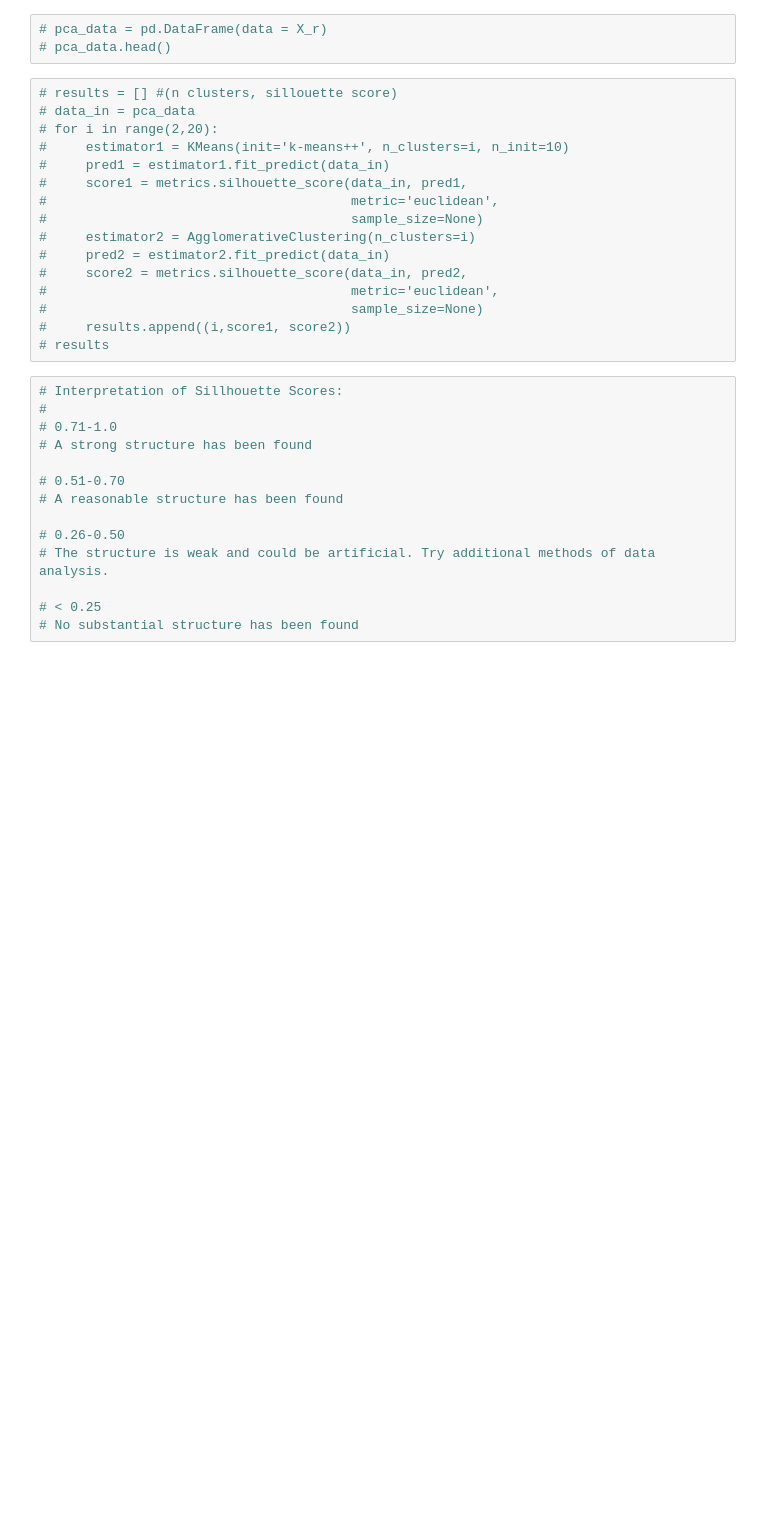
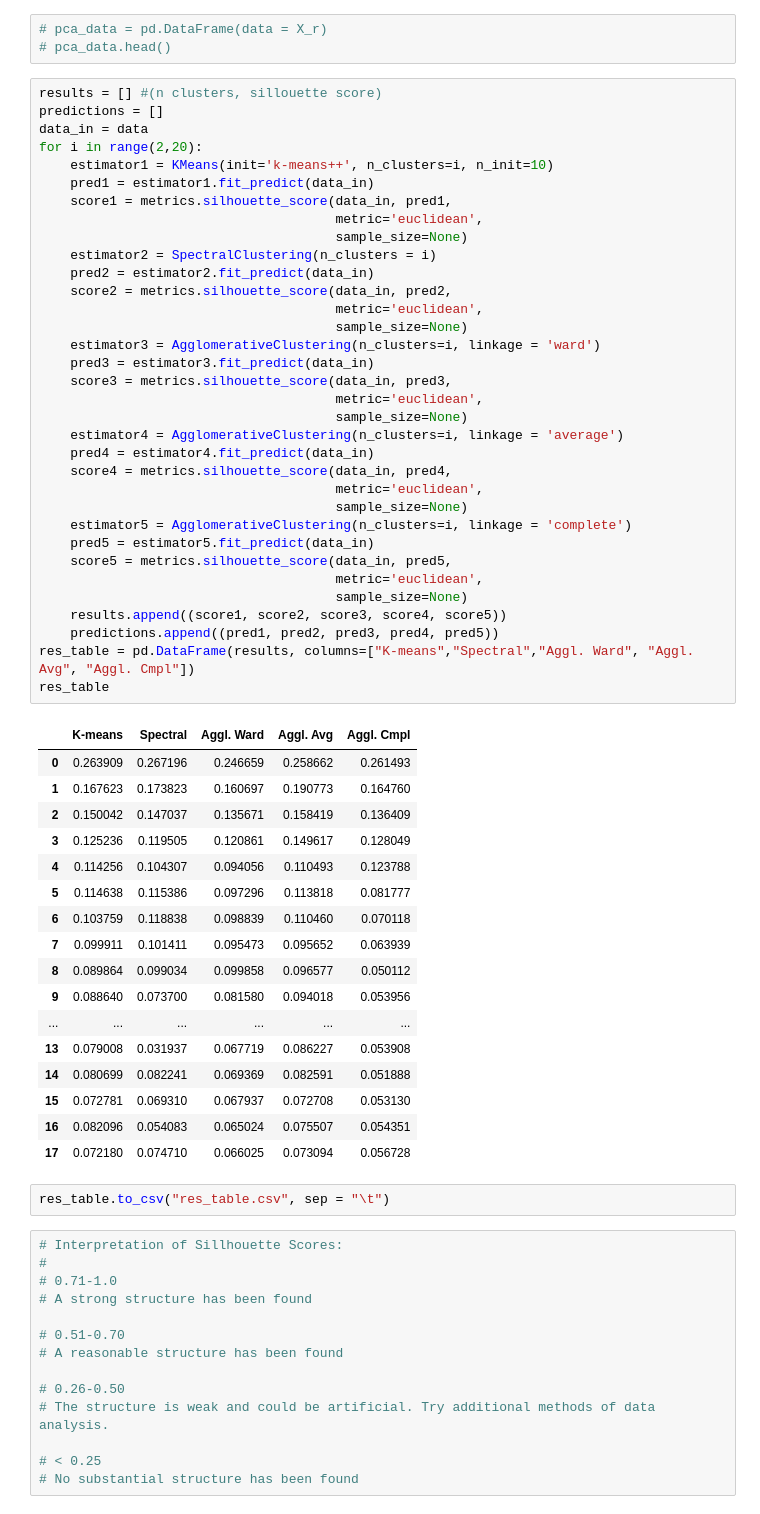
Before and after one commit to CornellDataScience/Social-Tribes, a Jupyter notebook: Danny_nb.ipynb, the cells around one changed output. Saved outputs shown, nothing was run; the diff lists cells and outputs as text; blank space fills up the shorter version.

Commit message:
more progress on analysis and generating results

```diff
--- a/Danny_nb.ipynb
+++ b/Danny_nb.ipynb
@@ -34,21 +34,59 @@ plt.show()
 # pca_data = pd.DataFrame(data = X_r)
 # pca_data.head()
 # %%
-# results = [] #(n clusters, sillouette score)
-# data_in = pca_data
-# for i in range(2,20):
-#     estimator1 = KMeans(init='k-means++', n_clusters=i, n_init=10)
-#     pred1 = estimator1.fit_predict(data_in)
-#     score1 = metrics.silhouette_score(data_in, pred1,
-#                                       metric='euclidean',
-#                                       sample_size=None)
-#     estimator2 = AgglomerativeClustering(n_clusters=i)
-#     pred2 = estimator2.fit_predict(data_in)
-#     score2 = metrics.silhouette_score(data_in, pred2,
-#                                       metric='euclidean',
-#                                       sample_size=None)
-#     results.append((i,score1, score2))
-# results
+results = [] #(n clusters, sillouette score)
+predictions = []
+data_in = data
+for i in range(2,20):
+    estimator1 = KMeans(init='k-means++', n_clusters=i, n_init=10)
+    pred1 = estimator1.fit_predict(data_in)
+    score1 = metrics.silhouette_score(data_in, pred1,
+                                      metric='euclidean',
+                                      sample_size=None)
+    estimator2 = SpectralClustering(n_clusters = i)
+    pred2 = estimator2.fit_predict(data_in)
+    score2 = metrics.silhouette_score(data_in, pred2,
+                                      metric='euclidean',
+                                      sample_size=None)
+    estimator3 = AgglomerativeClustering(n_clusters=i, linkage = 'ward')
+    pred3 = estimator3.fit_predict(data_in)
+    score3 = metrics.silhouette_score(data_in, pred3,
+                                      metric='euclidean',
+                                      sample_size=None)
+    estimator4 = AgglomerativeClustering(n_clusters=i, linkage = 'average')
+    pred4 = estimator4.fit_predict(data_in)
+    score4 = metrics.silhouette_score(data_in, pred4,
+                                      metric='euclidean',
+                                      sample_size=None)
+    estimator5 = AgglomerativeClustering(n_clusters=i, linkage = 'complete')
+    pred5 = estimator5.fit_predict(data_in)
+    score5 = metrics.silhouette_score(data_in, pred5,
+                                      metric='euclidean',
+                                      sample_size=None)
+    results.append((score1, score2, score3, score4, score5))
+    predictions.append((pred1, pred2, pred3, pred4, pred5))
+res_table = pd.DataFrame(results, columns=["K-means","Spectral","Aggl. Ward", "Aggl. Avg", "Aggl. Cmpl"])
+res_table
+# %% [output]
+|  | K-means | Spectral | Aggl. Ward | Aggl. Avg | Aggl. Cmpl |
+| 0 | 0.263909 | 0.267196 | 0.246659 | 0.258662 | 0.261493 |
+| 1 | 0.167623 | 0.173823 | 0.160697 | 0.190773 | 0.164760 |
+| 2 | 0.150042 | 0.147037 | 0.135671 | 0.158419 | 0.136409 |
+| 3 | 0.125236 | 0.119505 | 0.120861 | 0.149617 | 0.128049 |
+| 4 | 0.114256 | 0.104307 | 0.094056 | 0.110493 | 0.123788 |
+| 5 | 0.114638 | 0.115386 | 0.097296 | 0.113818 | 0.081777 |
+| 6 | 0.103759 | 0.118838 | 0.098839 | 0.110460 | 0.070118 |
+| 7 | 0.099911 | 0.101411 | 0.095473 | 0.095652 | 0.063939 |
+| 8 | 0.089864 | 0.099034 | 0.099858 | 0.096577 | 0.050112 |
+| 9 | 0.088640 | 0.073700 | 0.081580 | 0.094018 | 0.053956 |
+| ... | ... | ... | ... | ... | ... |
+| 13 | 0.079008 | 0.031937 | 0.067719 | 0.086227 | 0.053908 |
+| 14 | 0.080699 | 0.082241 | 0.069369 | 0.082591 | 0.051888 |
+| 15 | 0.072781 | 0.069310 | 0.067937 | 0.072708 | 0.053130 |
+| 16 | 0.082096 | 0.054083 | 0.065024 | 0.075507 | 0.054351 |
+| 17 | 0.072180 | 0.074710 | 0.066025 | 0.073094 | 0.056728 |
+# %%
+res_table.to_csv("res_table.csv", sep = "\t")
 # %%
 # Interpretation of Sillhouette Scores:
 #
```
Also changed, not shown: parts of 3 cells of this notebook, 1 other file.
